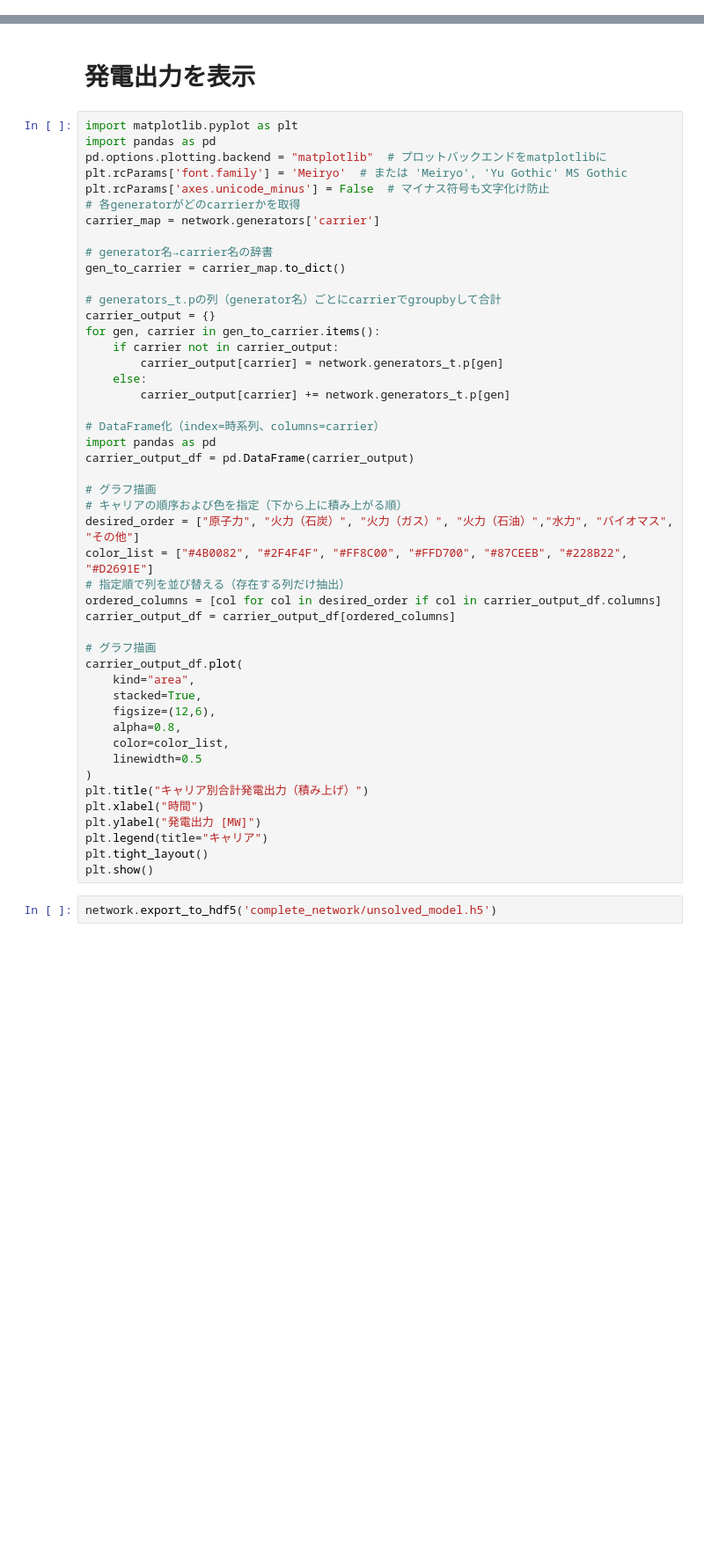
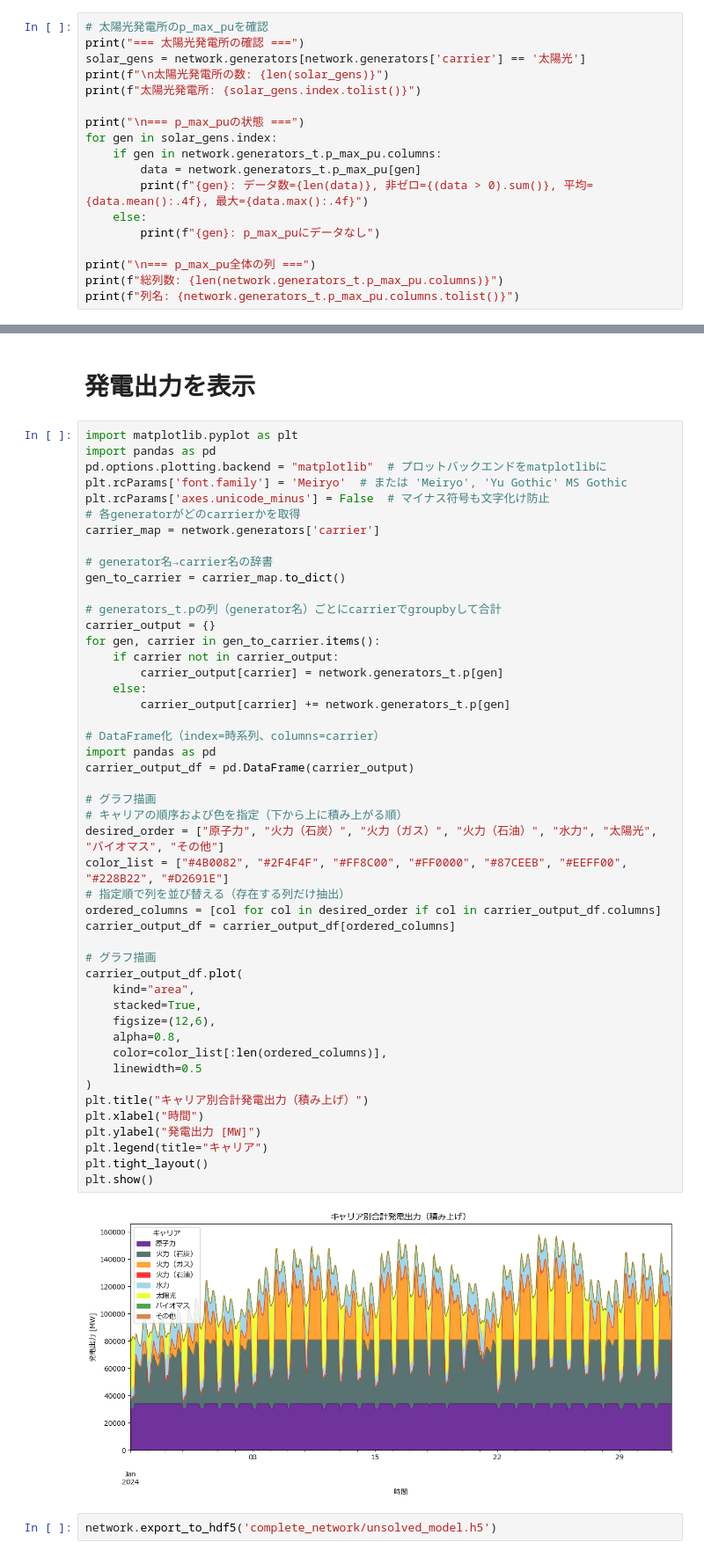
Before and after one commit to takashi-yanase/DemandSupplySimulation, a Jupyter notebook: pypsa-tepsco-master-notebook.ipynb, the cells around one changed output, grey strips where cells are left out. Shown: that part at 88% size. Drawn from its saved outputs; the diff is of its cells as text; blank space fills up the shorter version.

```diff
--- a/pypsa-tepsco-master-notebook.ipynb
+++ b/pypsa-tepsco-master-notebook.ipynb
@@ -70,0 +100,18 @@ INFO:pypsa.optimization.optimize:The shadow-prices of the constraints Generator-
+# %%
+# 太陽光発電所のp_max_puを確認
+print("=== 太陽光発電所の確認 ===")
+solar_gens = network.generators[network.generators['carrier'] == '太陽光']
+print(f"\n太陽光発電所の数: {len(solar_gens)}")
+print(f"太陽光発電所: {solar_gens.index.tolist()}")
+
+print("\n=== p_max_puの状態 ===")
+for gen in solar_gens.index:
+    if gen in network.generators_t.p_max_pu.columns:
+        data = network.generators_t.p_max_pu[gen]
+        print(f"{gen}: データ数={len(data)}, 非ゼロ={(data > 0).sum()}, 平均={data.mean():.4f}, 最大={data.max():.4f}")
+    else:
+        print(f"{gen}: p_max_puにデータなし")
+
+print("\n=== p_max_pu全体の列 ===")
+print(f"総列数: {len(network.generators_t.p_max_pu.columns)}")
+print(f"列名: {network.generators_t.p_max_pu.columns.tolist()}")
@@ -97,36 +285,38 @@ carrier_output = {}
 for gen, carrier in gen_to_carrier.items():
     if carrier not in carrier_output:
         carrier_output[carrier] = network.generators_t.p[gen]
     else:
         carrier_output[carrier] += network.generators_t.p[gen]
 
 # DataFrame化（index=時系列、columns=carrier）
 import pandas as pd
 carrier_output_df = pd.DataFrame(carrier_output)
 
 # グラフ描画
 # キャリアの順序および色を指定（下から上に積み上がる順）
-desired_order = ["原子力", "火力（石炭）", "火力（ガス）", "火力（石油）","水力", "バイオマス", "その他"]
-color_list = ["#4B0082", "#2F4F4F", "#FF8C00", "#FFD700", "#87CEEB", "#228B22", "#D2691E"]
+desired_order = ["原子力", "火力（石炭）", "火力（ガス）", "火力（石油）", "水力", "太陽光", "バイオマス", "その他"]
+color_list = ["#4B0082", "#2F4F4F", "#FF8C00", "#FF0000", "#87CEEB", "#EEFF00", "#228B22", "#D2691E"]
 # 指定順で列を並び替える（存在する列だけ抽出）
 ordered_columns = [col for col in desired_order if col in carrier_output_df.columns]
 carrier_output_df = carrier_output_df[ordered_columns]
 
 # グラフ描画
 carrier_output_df.plot(
     kind="area",
     stacked=True,
     figsize=(12,6),
     alpha=0.8,
-    color=color_list,
+    color=color_list[:len(ordered_columns)],
     linewidth=0.5
 )
 plt.title("キャリア別合計発電出力（積み上げ）")
 plt.xlabel("時間")
 plt.ylabel("発電出力 [MW]")
 plt.legend(title="キャリア")
 plt.tight_layout()
 plt.show()
+# %% [output]
+[figure, added]
 # %%
 network.export_to_hdf5('complete_network/unsolved_model.h5')
 # %% [markdown]
```
Also changed, not shown: parts of 7 cells of this notebook, 2 other files.
